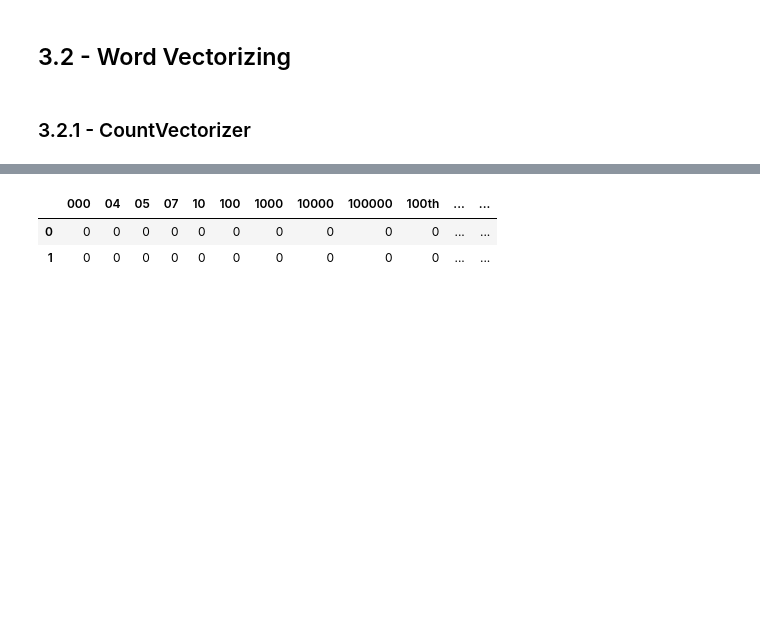
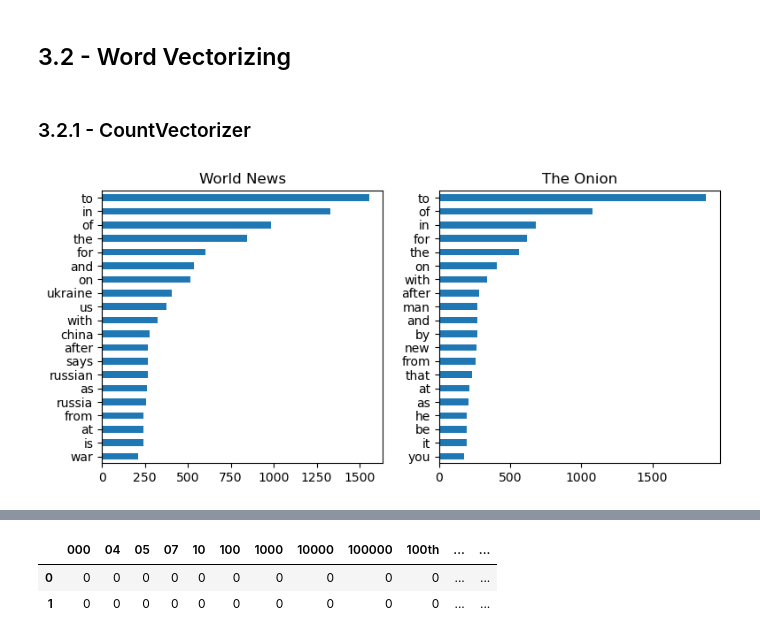
Before and after one commit to drossDS/Humor_Identification_with_NLP, a Jupyter notebook: code/4-Modeling-Round-2.ipynb, the cells around one changed output, grey strips where cells are left out. Drawn from its saved outputs; the diff is of its cells as text; code cells hidden in the pictures; blank space fills up the shorter version.

```diff
--- a/code/4-Modeling-Round-2.ipynb
+++ b/code/4-Modeling-Round-2.ipynb
@@ -289,3 +289,27 @@ X_train, X_test, y_train, y_test = train_test_split(X, y, random_state=0, test_s
 ## 3.2 - Word Vectorizing
 # %% [markdown]
 ### 3.2.1 - CountVectorizer
+# %%
+def word_plotter(word_vec, X_var, y_var, num_words):
+
+    # Create vectorized data
+    X_train_cvec = word_vec.fit_transform(X_var)
+
+    # Create dataframe from vecotrized data
+    cvec_df = pd.DataFrame(X_train_cvec.todense(), columns = word_vec.get_feature_names_out())
+
+    # Add the target variable to filer, but reset the index
+    cvec_df['0000_target'] = y_var.reset_index(drop = True)
+
+    # Plot it out!
+    plt.figure(figsize=(9, 4))
+    plt.subplot(1, 2, 1)
+    cvec_df[cvec_df['0000_target'] == 0].drop(columns = '0000_target').sum().T.sort_values( ascending= True).tail(num_words).plot.barh();
+    plt.title('World News')
+    plt.subplot(1, 2, 2)
+    cvec_df[cvec_df['0000_target'] == 1].drop(columns = '0000_target').sum().T.sort_values( ascending= True).tail(num_words).plot.barh();
+    plt.title('The Onion')
+# %%
+word_plotter(CountVectorizer(), X_train, y_train, 20)
+# %% [output]
+[figure, added]
```
Also changed, not shown: parts of 6 cells of this notebook.
